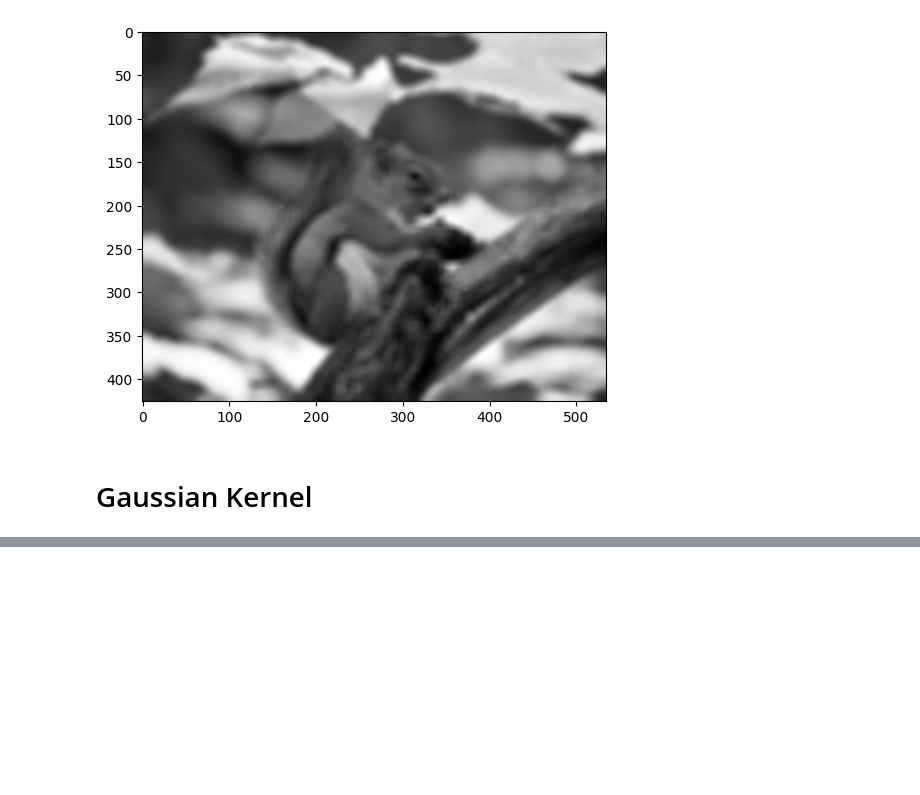
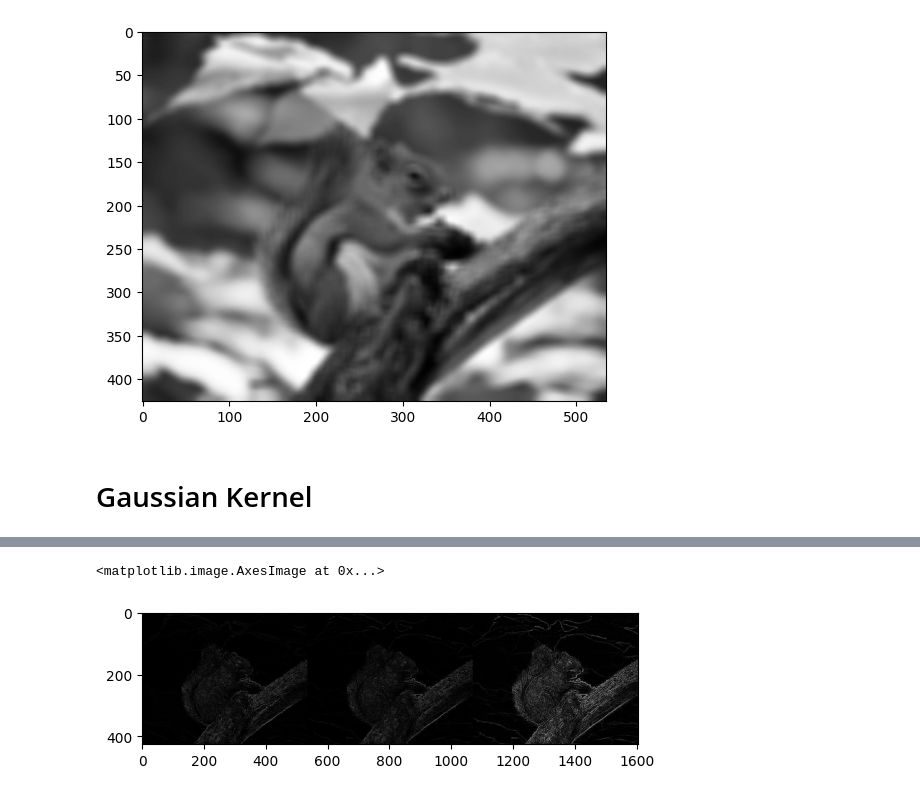
Before and after one commit to 0rphee/up, a Jupyter notebook: pdi/convolucion.ipynb, the cells around one changed output, grey strips where cells are left out. Saved outputs shown, nothing was run; the diff lists cells and outputs as text; code cells hidden in the pictures; blank space fills up the shorter version.

```diff
--- a/pdi/convolucion.ipynb
+++ b/pdi/convolucion.ipynb
@@ -48,0 +63,13 @@ plt.imshow(img_gaussian, cmap="gray")
+# %%
+# kernel laplaciano
+kernel_laplaciano = np.array([[0, -1, 0],
+                              [-1, 4, -1],
+                              [0, -1, 0]])
+
+kernel_laplaciano2 = np.array([[0, 1, 0],
+                              [1, -4, 1],
+                              [0, 1, 0]])
+
+kernel_laplaciano3 = np.array([[1, 1, 1],
+                              [1, -8, 1],
+                              [1, 1, 1]])
@@ -48,0 +85,9 @@ plt.imshow(img_gaussian, cmap="gray")
+# %%
+img_laplaciano = cv.filter2D(img_grey, -1, kernel_laplaciano)
+img_laplaciano2 = cv.filter2D(img_grey, -1, kernel_laplaciano2)
+img_laplaciano3 = cv.filter2D(img_grey, -1, kernel_laplaciano3)
+# usa un hstack para mostrar las imagenes
+plt.imshow(np.hstack([img_laplaciano, img_laplaciano2, img_laplaciano3]), cmap="gray")
+# %% [output]
+<matplotlib.image.AxesImage at 0x...>
+[figure, added]
```
Also changed, not shown: parts of 8 cells of this notebook.
